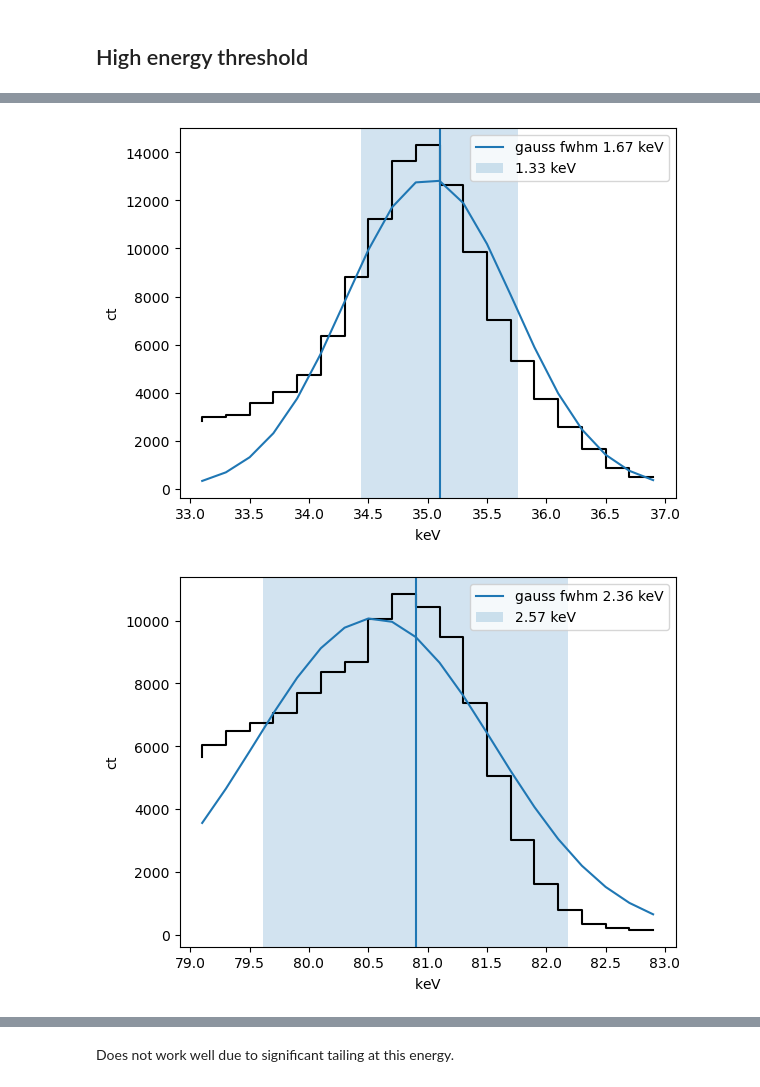
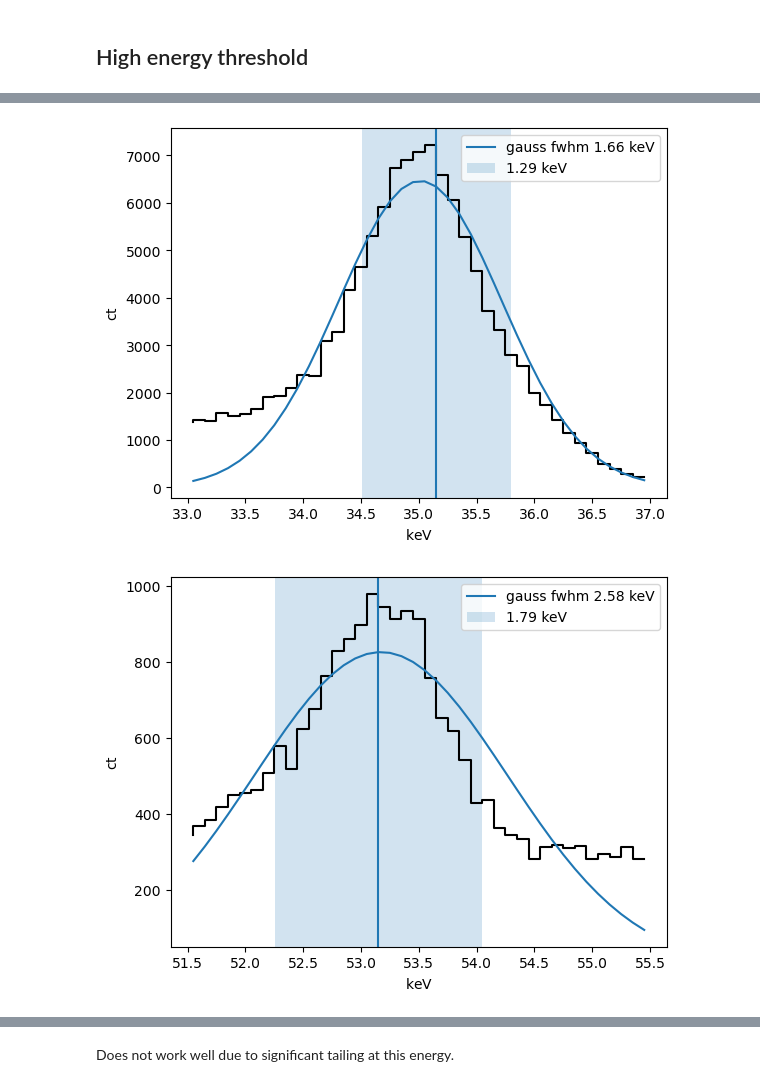
Before and after one commit to PADRESat/meddea_notebooks, a Jupyter notebook: calibration/20250706_energy_calibration_phlist.ipynb, the cells around one changed output, grey strips where cells are left out. Cells and saved outputs as stored; diff of their text form; code cells hidden in the pictures.

Commit message:
update for pixel_list

```diff
--- a/calibration/20250706_energy_calibration_phlist.ipynb
+++ b/calibration/20250706_energy_calibration_phlist.ipynb
@@ -191,5 +193,8 @@ PhotonList (1,437,017 events)
 2025-01-30 11:05:59.808    13858 ... 1692.7083333333333 1888.7362637362637
 2025-01-30 11:05:59.893    13859 ...  1574.834367070764 1742.3385839051778
 2025-01-30 11:05:59.983    13860 ... 1768.5412379293969 1983.9948499378443}
+# %%
+all_pixel_list = PixelList().all()
+all_pixel_list
 # %%
 fig, ax = plt.subplots()
@@ -213,7 +215,6 @@ Text(0.5, 1.0, 'det0 pixel0')
 # %%
-asic = 0
-pixel_num = 0
-this_spec = ph_list.spectrum(asic_num=asic, pixel_num=pixel_num)
+select_pixel = PixelList(asics=[0], pixels=[0])
+this_spec = ph_list.spectrum(pixel_list=select_pixel)
 f = cal.get_calfunc_barium_rough(this_spec, plot=True)
 # %% [output]
 [figure]
@@ -299,10 +271,9 @@ Text(0.5, 0, 'Energy [keV]')
 ba_line_energies = [7.8, 11.8, 30.85, 35, 53.5, 57.8, 81] * u.keV
 # %%
 fig, ax = plt.subplots(figsize=(10, 4))
-ax.step(total_lg_spec.spectral_axis.value, total_lg_spec.flux, color="black", label='large pixels')
-plt.xlim(2, 90)
-plt.xlabel("Energy [keV]")
-plt.title("Ba-133 Spectrum Large pixels")
+large_pix_spec = ph_list.spectrum(pixel_list=all_pixel_list.select_large(), calibrate=True)
+ax.step(large_pix_spec.spectral_axis, large_pix_spec.flux, color='black')
+plt.title("All large pixels")
 for this_energy in ba_line_energies:
     ax.axvline(this_energy, label=f"{this_energy:0.2f}")
 plt.legend()
@@ -363,7 +328,7 @@ from specutils.fitting import estimate_line_parameters
 # %%
 def plot_fwhm(spec, line_energy):
     line_region = SpectralRegion(line_energy - 2 * u.keV, line_energy + 2 * u.keV)
-    sub_spec = extract_region(total_lg_spec, line_region)
+    sub_spec = extract_region(spec, line_region)
     result = estimate_line_parameters(sub_spec, models.Gaussian1D())
     g_init = models.Gaussian1D(
         amplitude=result.amplitude, mean=result.mean, stddev=result.stddev
@@ -386,8 +363,8 @@ def plot_fwhm(spec, line_energy):
 # %%
-plot_fwhm(total_lg_spec, ba_line_energies[3])
+plot_fwhm(large_pix_spec, ba_line_energies[3])
 # %% [output]
-[figure, old version]
+[figure, new version]
 # %%
-plot_fwhm(total_lg_spec, ba_line_energies[-1])
+plot_fwhm(large_pix_spec, ba_line_energies[4])
 # %% [output]
-[figure, old version]
+[figure, new version]
```
Also changed, not shown: parts of 26 cells of this notebook.
